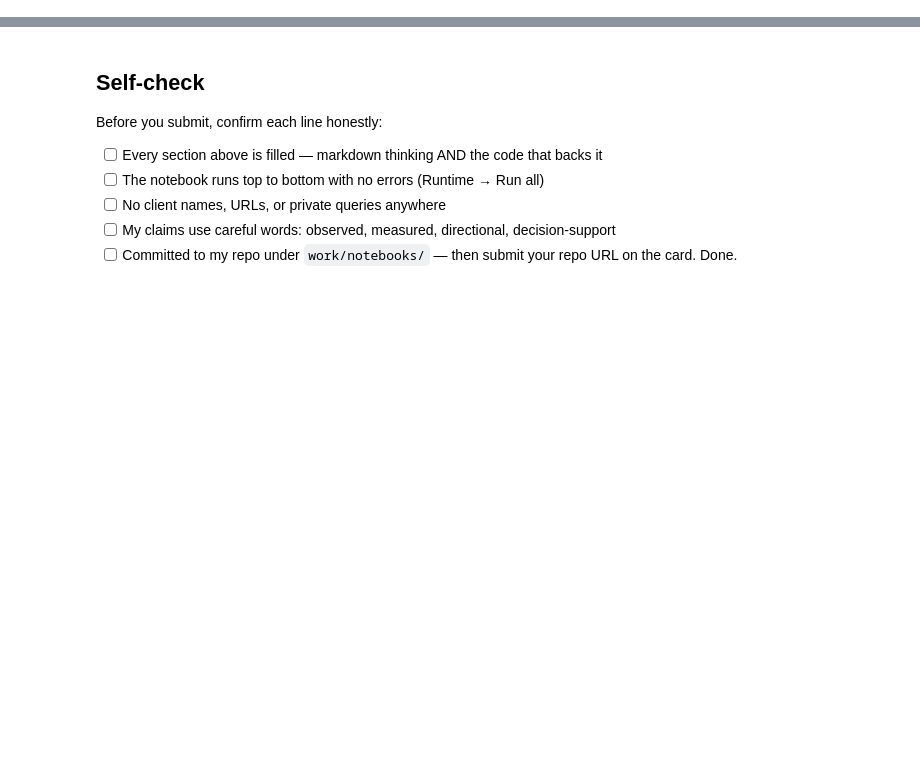
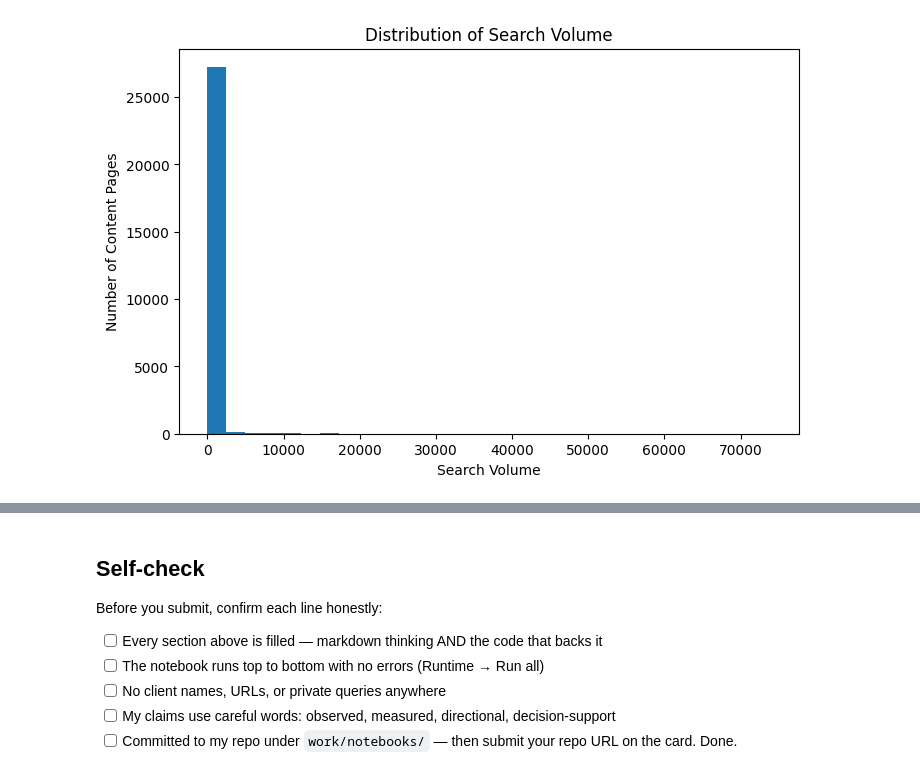
Before and after one commit to pakizahassan/flyrank-ml-internship, a Jupyter notebook: work/notebooks/w02_ml_task_framing.ipynb, the cells around one changed output, grey strips where cells are left out. Cells and saved outputs as stored; diff of their text form; code cells hidden in the pictures; blank space fills up the shorter version.

```diff
--- a/work/notebooks/w02_ml_task_framing.ipynb
+++ b/work/notebooks/w02_ml_task_framing.ipynb
@@ -43,0 +122,15 @@ This skeleton is yours to fill. Work the sections **in order** — each one has
+# %%
+plt.figure(figsize=(8,5))
+
+plt.hist(
+    df["search_volume"].dropna(),
+    bins=30
+)
+
+plt.title("Distribution of Search Volume")
+plt.xlabel("Search Volume")
+plt.ylabel("Number of Content Pages")
+
+plt.show()
+# %% [output]
+[figure, added]
```
Also changed, not shown: parts of 20 cells of this notebook.
